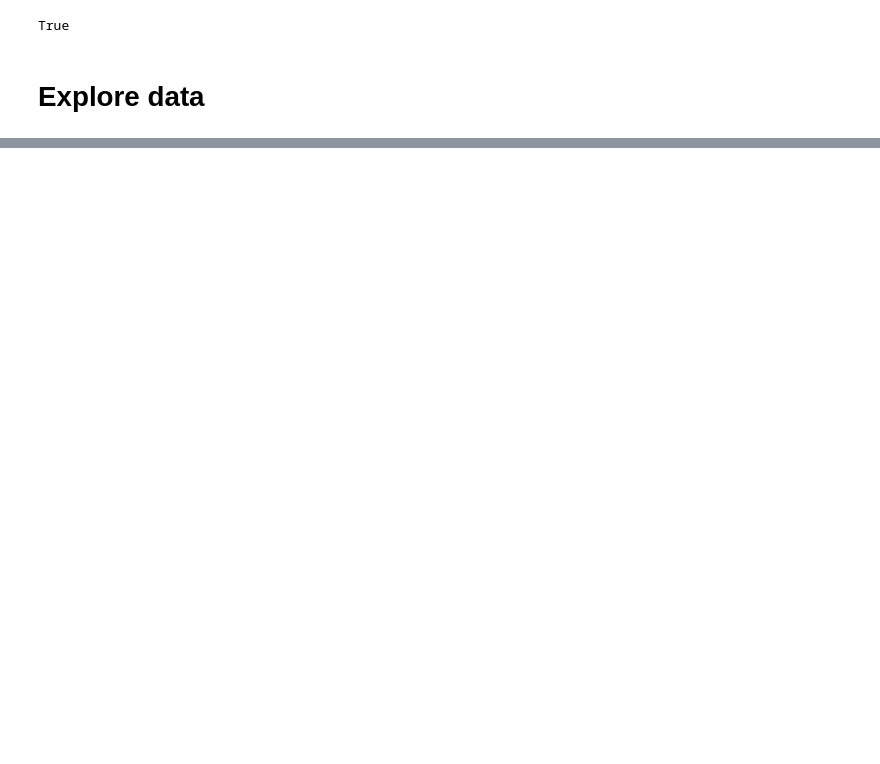
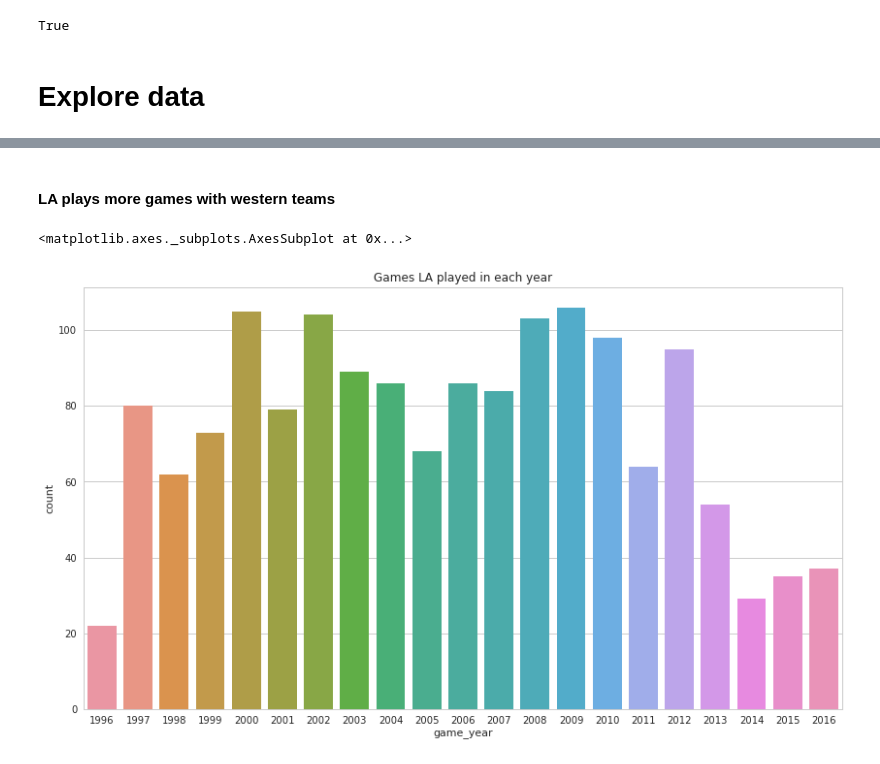
Before and after one commit to yufan-liu/kaggle, a Jupyter notebook: Kobe_Bryant_Shot_Selection/explore_data.ipynb, the cells around one changed output, grey strips where cells are left out. Cells and saved outputs as stored; diff of their text form; code cells hidden in the pictures; blank space fills up the shorter version.

```diff
--- a/Kobe_Bryant_Shot_Selection/explore_data.ipynb
+++ b/Kobe_Bryant_Shot_Selection/explore_data.ipynb
@@ -449,0 +465,9 @@ True
+# %% [markdown]
+#### LA plays more games with western teams
+# %%
+plt.figure(figsize=(14,8))
+plt.title('Games LA played in each year')
+sns.countplot(x='game_year', data=match_df)
+# %% [output]
+<matplotlib.axes._subplots.AxesSubplot at 0x...>
+[figure, added]
```
Also changed, not shown: parts of 29 cells of this notebook, 3 other files.
